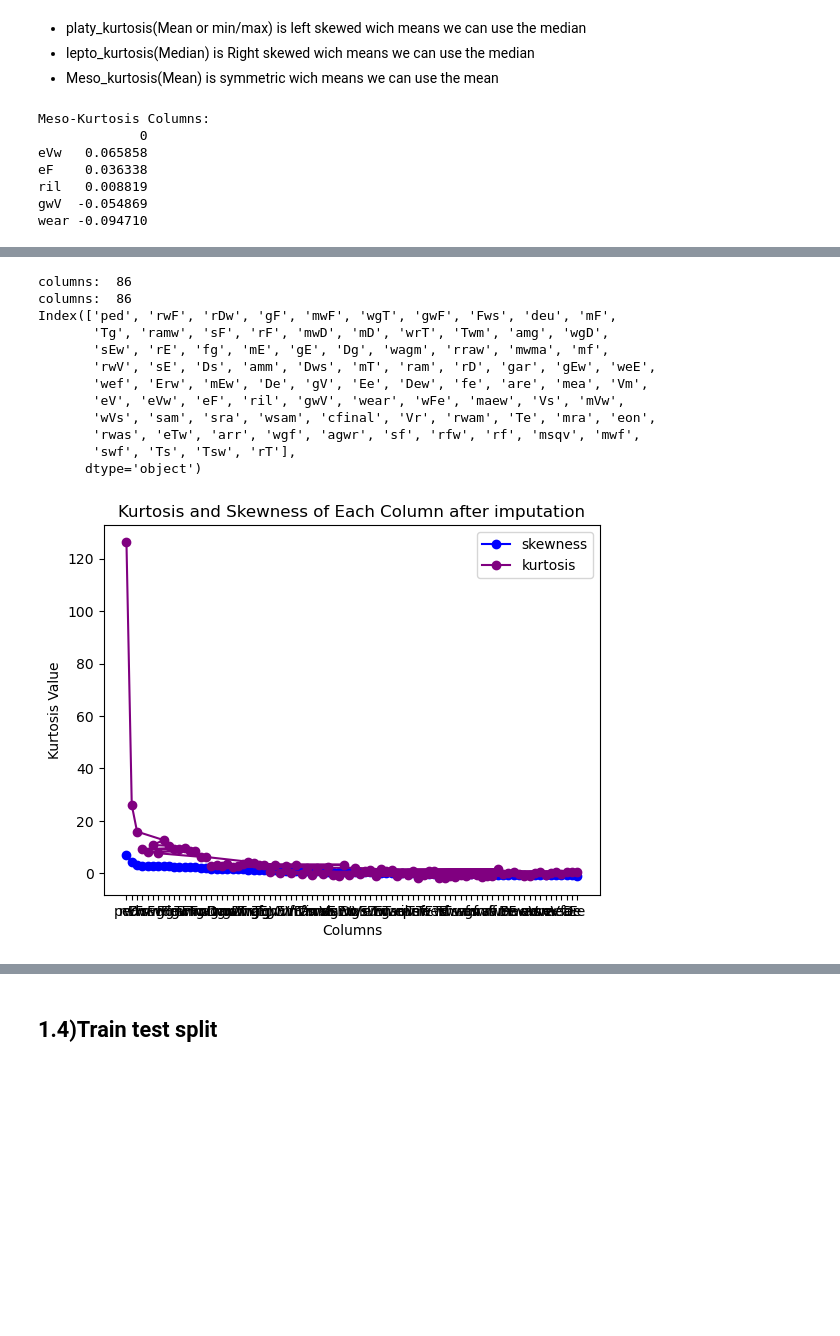
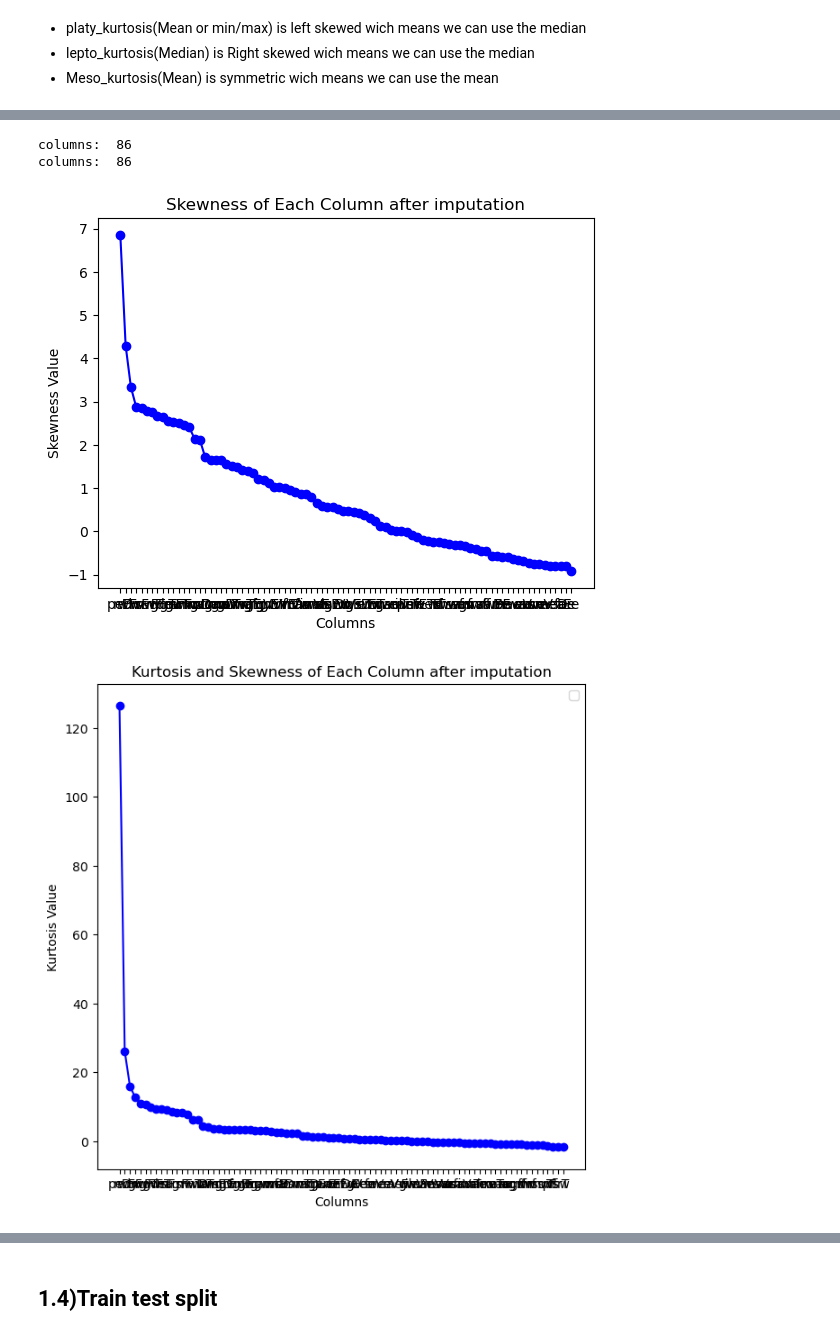
Before and after one commit to AlejoProjects/ML_project_part_1, a Jupyter notebook: SubmissionTemplate.ipynb, the cells around one changed output, grey strips where cells are left out. Saved outputs shown, nothing was run; the diff lists cells and outputs as text; code cells hidden in the pictures; blank space fills up the shorter version.

```diff
--- a/SubmissionTemplate.ipynb
+++ b/SubmissionTemplate.ipynb
@@ -159,14 +128,3 @@ Approximately symmetric columns:
 * platy_kurtosis(Mean or min/max) is left skewed wich means we can use the median
 * lepto_kurtosis(Median) is Right skewed wich means we can use the median
 * Meso_kurtosis(Mean) is symmetric wich means we can use the mean
-# %%
-print("Meso-Kurtosis Columns:")
-print(meso_kt)
-# %% [output]
-Meso-Kurtosis Columns:
-             0
-eVw   0.065858
-eF    0.036338
-ril   0.008819
-gwV  -0.054869
-wear -0.094710
@@ -175,31 +131,21 @@ dvalues = df.copy()
 # %%
-
+dvalues = df.copy()
 dvalues = f.median_imputation(dvalues, meso_kt.index)
 dvalues = f.median_imputation(dvalues, lepto_kt.index)
 dvalues = f.mean_imputation(dvalues, platy_kt.index)
 dvalues.isna().sum()
 sns.heatmap(dvalues.isnull(), cbar=False, cmap='viridis')
 plt.show()
 dkurtosis = dvalues.kurtosis(axis=0)
 dskewness = dvalues.skew(axis=0)
 dsk_sort, dku_sort = f.sort_values(dskewness, dkurtosis)
 sk_text = ['Columns', 'Skewness Value', 'Skewness of Each Column after imputation', 'skewness']
 ku_text = ['Columns', 'Kurtosis Value', 'Kurtosis and Skewness of Each Column after imputation', 'kurtosis']
 f.plot_values(dsk_sort.index, dsk_sort.values, sk_text)
-f.plot_values(dku_sort.index, dku_sort.values, ku_text, color_used='purple')
-print(dku_sort.index)
+f.plot_values(dku_sort.index, dku_sort.values, ku_text)
 # %% [output]
 [figure]
 columns:  86
 columns:  86
-Index(['ped', 'rwF', 'rDw', 'gF', 'mwF', 'wgT', 'gwF', 'Fws', 'deu', 'mF',
-       'Tg', 'ramw', 'sF', 'rF', 'mwD', 'mD', 'wrT', 'Twm', 'amg', 'wgD',
-       'sEw', 'rE', 'fg', 'mE', 'gE', 'Dg', 'wagm', 'rraw', 'mwma', 'mf',
-       'rwV', 'sE', 'Ds', 'amm', 'Dws', 'mT', 'ram', 'rD', 'gar', 'gEw', 'weE',
-       'wef', 'Erw', 'mEw', 'De', 'gV', 'Ee', 'Dew', 'fe', 'are', 'mea', 'Vm',
-       'eV', 'eVw', 'eF', 'ril', 'gwV', 'wear', 'wFe', 'maew', 'Vs', 'mVw',
-       'wVs', 'sam', 'sra', 'wsam', 'cfinal', 'Vr', 'rwam', 'Te', 'mra', 'eon',
-       'rwas', 'eTw', 'arr', 'wgf', 'agwr', 'sf', 'rfw', 'rf', 'msqv', 'mwf',
-       'swf', 'Ts', 'Tsw', 'rT'],
-      dtype='object')
-[figure, old version]
+[figure, new version]
+[figure, added]
```
Also changed, not shown: parts of 26 cells of this notebook, 2 other files.
